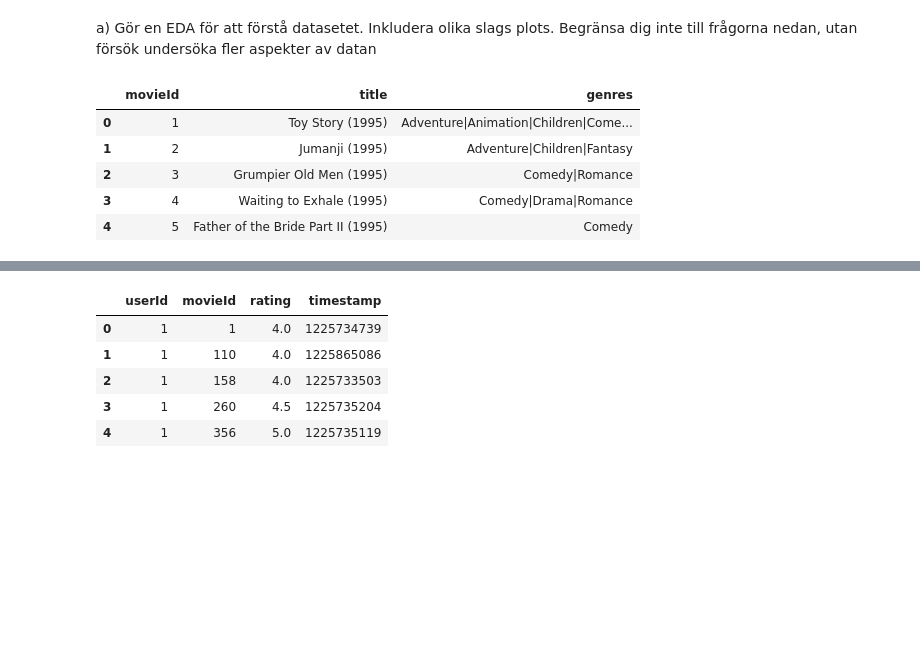
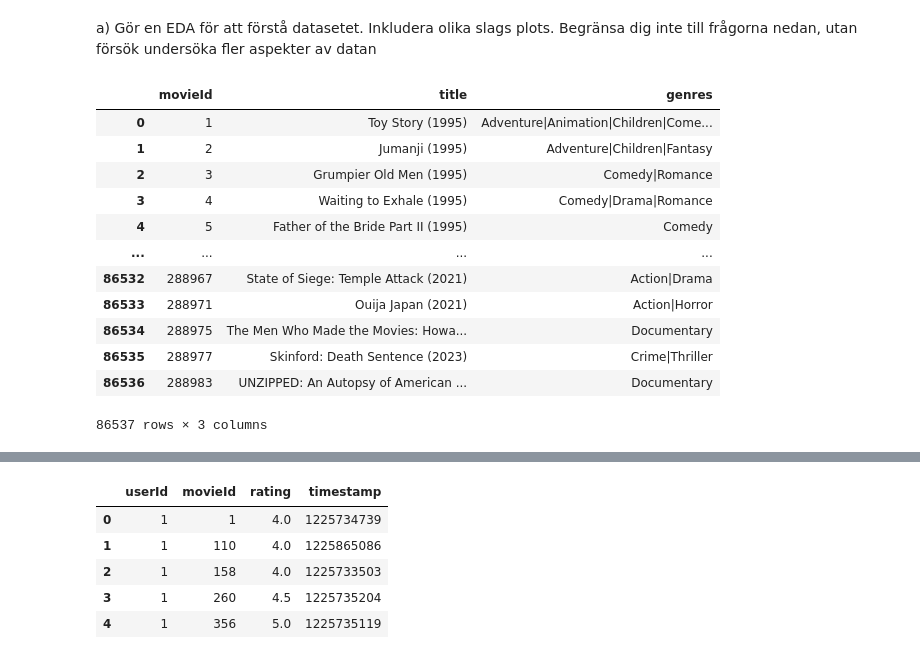
Before and after one commit to Zandri2k/Python-AI-Sandra-OPA23, a Jupyter notebook: labs/Labb_Maskininlärning.ipynb, the cells around one changed output, grey strips where cells are left out. Drawn from its saved outputs; the diff is of its cells as text; code cells hidden in the pictures; blank space fills up the shorter version.

```diff
--- a/labs/Labb_Maskininlärning.ipynb
+++ b/labs/Labb_Maskininlärning.ipynb
@@ -6,18 +6,25 @@ utan försök undersöka fler aspekter av datan
 # %%
 import pandas as pd
 import seaborn as sns
 import matplotlib.pyplot as plt
 
 df_movies = pd.read_csv("../data/ml-latest/movies.csv") #här är index ingen feature
 df_ratings = pd.read_csv("../data/ml-latest/ratings.csv")
-df_scores = pd.read_csv("../data/ml-latest/genome-scores.csv")
-df_tags = pd.read_csv("../data/ml-latest/genome-tags.csv")
+#df_scores = pd.read_csv("../data/ml-latest/genome-scores.csv")
+#df_tags = pd.read_csv("../data/ml-latest/genome-tags.csv")
 
-df_movies.head()
+df_movies
 # %% [output]
 |  | movieId | title | genres |
 | 0 | 1 | Toy Story (1995) | Adventure|Animation|Children|Come... |
 | 1 | 2 | Jumanji (1995) | Adventure|Children|Fantasy |
 | 2 | 3 | Grumpier Old Men (1995) | Comedy|Romance |
 | 3 | 4 | Waiting to Exhale (1995) | Comedy|Drama|Romance |
 | 4 | 5 | Father of the Bride Part II (1995) | Comedy |
+| ... | ... | ... | ... |
+| 86532 | 288967 | State of Siege: Temple Attack (2021) | Action|Drama |
+| 86533 | 288971 | Ouija Japan (2021) | Action|Horror |
+| 86534 | 288975 | The Men Who Made the Movies: Howa... | Documentary |
+| 86535 | 288977 | Skinford: Death Sentence (2023) | Crime|Thriller |
+| 86536 | 288983 | UNZIPPED: An Autopsy of American ... | Documentary |
+86537 rows × 3 columns
```
Also changed, not shown: parts of 15 cells of this notebook.
